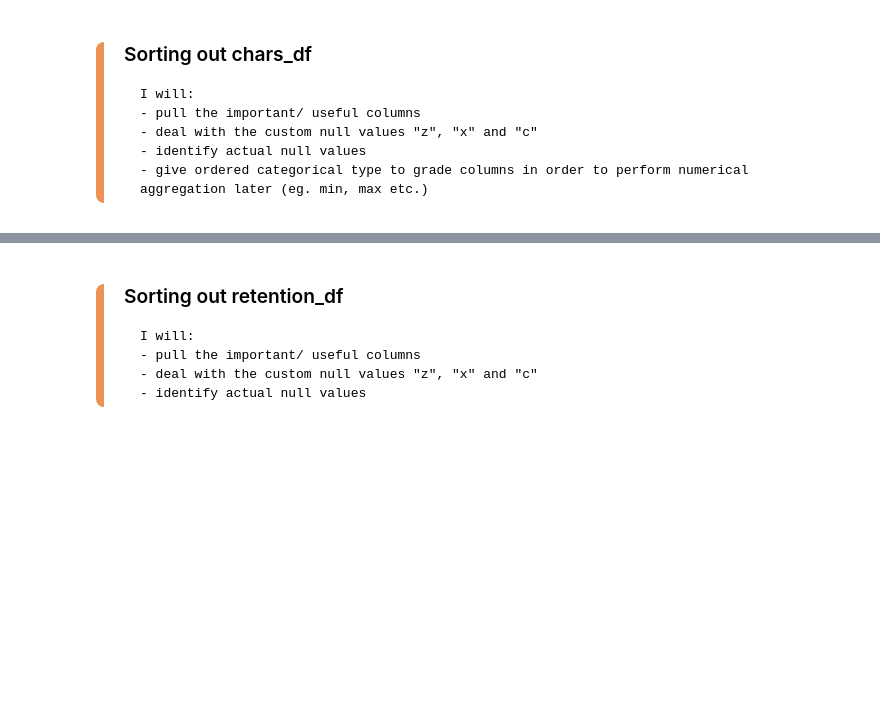
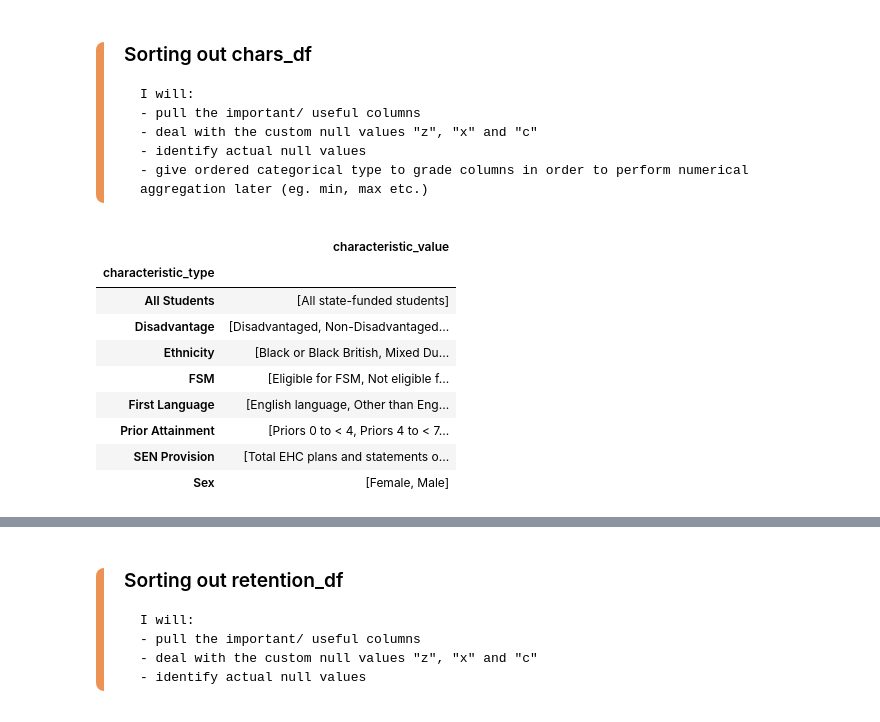
Before and after one commit to LSE-ME204/me204-2025-project-tkar9901, a Jupyter notebook: notebooks/NB01_Data_Collection.ipynb, the cells around one changed output, grey strips where cells are left out. Saved outputs shown, nothing was run; the diff lists cells and outputs as text; code cells hidden in the pictures; blank space fills up the shorter version.

```diff
--- a/notebooks/NB01_Data_Collection.ipynb
+++ b/notebooks/NB01_Data_Collection.ipynb
@@ -98,4 +128,17 @@ with open(rurality_path, "w") as f:
     - give ordered categorical type to grade columns in order to perform numerical aggregation later (eg. min, max etc.)
 
 </div>
+# %%
+chars_df.groupby("characteristic_type").agg({"characteristic_value": "unique"})
+# %% [output]
+|  | characteristic_value |
+| characteristic_type |  |
+| All Students | [All state-funded students] |
+| Disadvantage | [Disadvantaged, Non-Disadvantaged... |
+| Ethnicity | [Black or Black British, Mixed Du... |
+| FSM | [Eligible for FSM, Not eligible f... |
+| First Language | [English language, Other than Eng... |
+| Prior Attainment | [Priors 0 to < 4, Priors 4 to < 7... |
+| SEN Provision | [Total EHC plans and statements o... |
+| Sex | [Female, Male] |
 # %%
```
Also changed, not shown: parts of 26 cells of this notebook, 15 other files.
